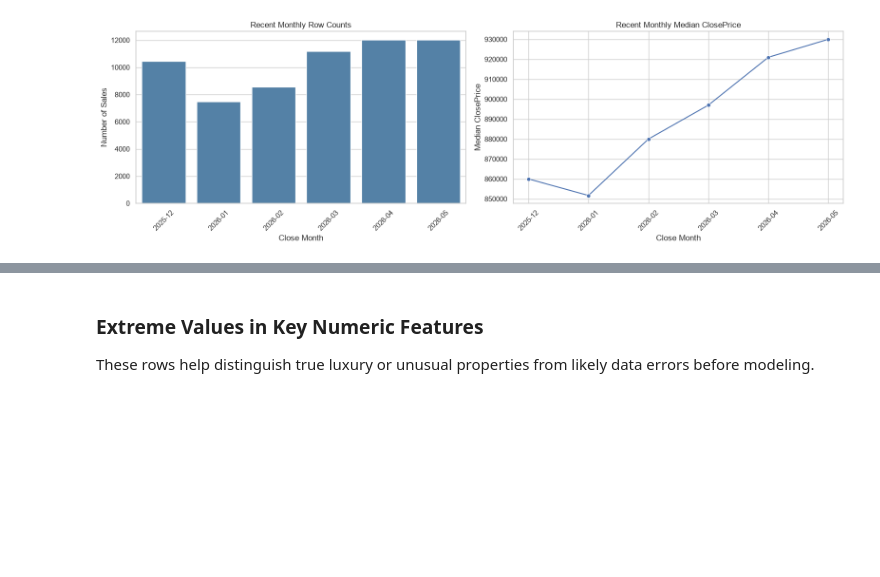
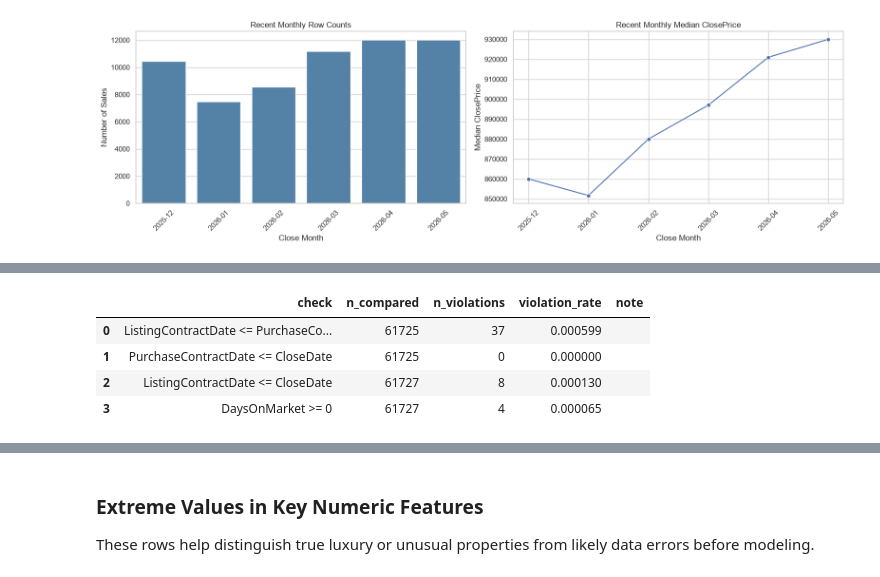
Before and after one commit to syp4137/idx-california-price-prediction, a Jupyter notebook: notebooks/01_exploration.ipynb, the cells around one changed output, grey strips where cells are left out. Cells and saved outputs as stored; diff of their text form; code cells hidden in the pictures; blank space fills up the shorter version.

```diff
--- a/notebooks/01_exploration.ipynb
+++ b/notebooks/01_exploration.ipynb
@@ -1484,0 +1601,99 @@ plt.show()
+# %%
+# Sanity check for chronological consistency between major transaction dates.
+# Each comparison only uses rows where both columns are available, so missing dates do not count as violations.
+date_order_checks = [
+    ("ListingContractDate <= PurchaseContractDate", "ListingContractDate", "PurchaseContractDate"),
+    ("PurchaseContractDate <= CloseDate", "PurchaseContractDate", "CloseDate"),
+    ("ListingContractDate <= CloseDate", "ListingContractDate", "CloseDate"),
+]
+
+sanity_rows = []
+violation_examples = []
+
+for check_name, start_col, end_col in date_order_checks:
+    if start_col not in df.columns or end_col not in df.columns:
+        sanity_rows.append(
+            {
+                "check": check_name,
+                "n_compared": 0,
+                "n_violations": np.nan,
+                "violation_rate": np.nan,
+                "note": "missing required column",
+            }
+        )
+        continue
+
+    temp = df[["ListingKey", start_col, end_col, "ClosePrice", "City", "CountyOrParish"]].copy()
+    temp[start_col] = pd.to_datetime(temp[start_col], errors="coerce")
+    temp[end_col] = pd.to_datetime(temp[end_col], errors="coerce")
+
+    comparable = temp[start_col].notna() & temp[end_col].notna()
+    violations = comparable & (temp[start_col] > temp[end_col])
+    n_compared = int(comparable.sum())
+    n_violations = int(violations.sum())
+
+    sanity_rows.append(
+        {
+            "check": check_name,
+            "n_compared": n_compared,
+            "n_violations": n_violations,
+            "violation_rate": n_violations / n_compared if n_compared else np.nan,
+            "note": "",
+        }
+    )
+
+    if n_violations:
+        example_cols = ["ListingKey", start_col, end_col, "ClosePrice", "City", "CountyOrParish"]
+        examples = temp.loc[violations, example_cols].head(5).copy()
+        examples.insert(0, "check", check_name)
+        violation_examples.append(examples)
+
+# DaysOnMarket should not be negative when it is available.
+if "DaysOnMarket" in df.columns:
+    dom = pd.to_numeric(df["DaysOnMarket"], errors="coerce")
+    comparable = dom.notna()
+    violations = comparable & (dom < 0)
+    n_compared = int(comparable.sum())
+    n_violations = int(violations.sum())
+
+    sanity_rows.append(
+        {
+            "check": "DaysOnMarket >= 0",
+            "n_compared": n_compared,
+            "n_violations": n_violations,
+            "violation_rate": n_violations / n_compared if n_compared else np.nan,
+            "note": "",
+        }
+    )
+
+    if n_violations:
+        example_cols = [col for col in ["ListingKey", "DaysOnMarket", "CloseDate", "ClosePrice", "City", "CountyOrParish"] if col in df.columns]
+        examples = df.loc[violations, example_cols].head(5).copy()
+        examples.insert(0, "check", "DaysOnMarket >= 0")
+        violation_examples.append(examples)
+else:
+    sanity_rows.append(
+        {
+            "check": "DaysOnMarket >= 0",
+            "n_compared": 0,
+            "n_violations": np.nan,
+            "violation_rate": np.nan,
+            "note": "missing required column",
+        }
+    )
+
+date_sanity_summary = pd.DataFrame(sanity_rows)
+display(date_sanity_summary)
+
+# Display a small sample of problematic rows only if violations exist.
+if violation_examples:
+    date_violation_examples = pd.concat(violation_examples, ignore_index=True, sort=False)
+    display(date_violation_examples)
+else:
+    print("No date order or negative DaysOnMarket violations found in these checks.")
+# %% [output]
+|  | check | n_compared | n_violations | violation_rate | note |
+| 0 | ListingContractDate <= PurchaseCo... | 61725 | 37 | 0.000599 |  |
+| 1 | PurchaseContractDate <= CloseDate | 61725 | 0 | 0.000000 |  |
+| 2 | ListingContractDate <= CloseDate | 61727 | 8 | 0.000130 |  |
+| 3 | DaysOnMarket >= 0 | 61727 | 4 | 0.000065 |  |
```
Also changed, not shown: parts of 9 cells of this notebook, 1 other file.
